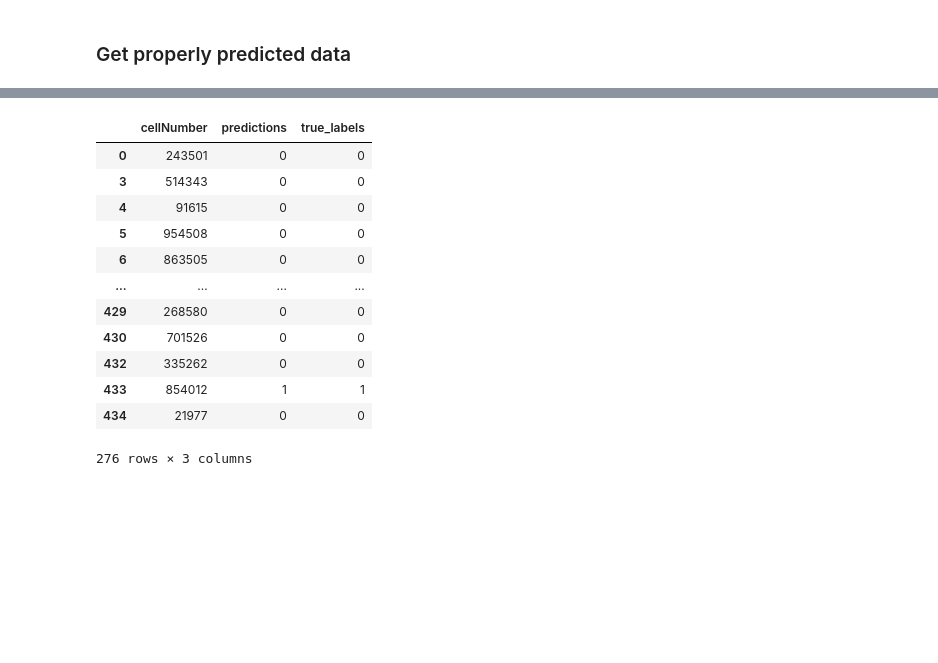
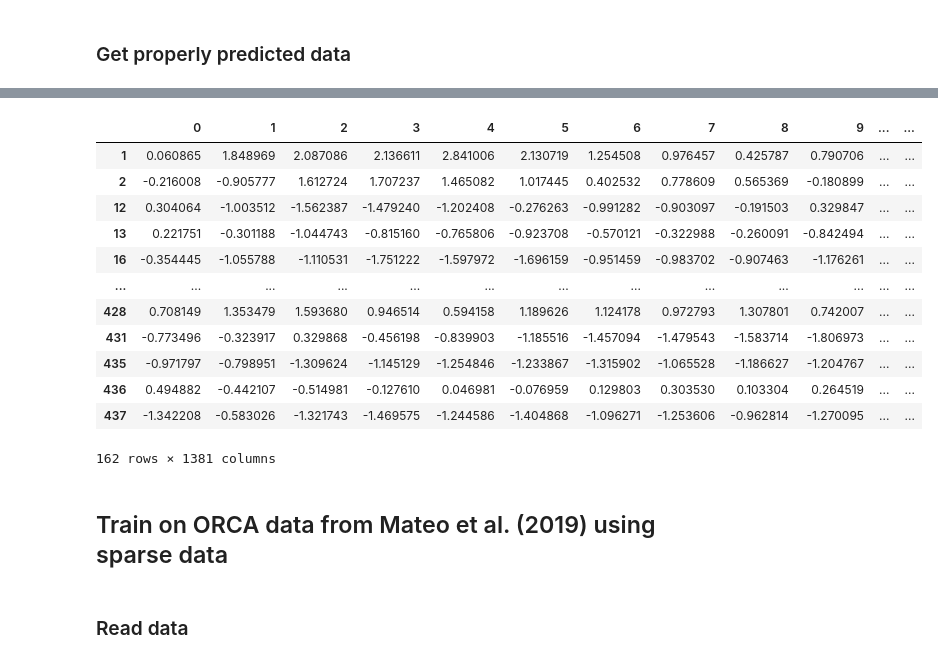
Before and after one commit to manuelfmerino/expression_prediction_AI, a Jupyter notebook: train_random_forest_Mateo.ipynb, the cells around one changed output, grey strips where cells are left out. Saved outputs shown, nothing was run; the diff lists cells and outputs as text; code cells hidden in the pictures; blank space fills up the shorter version.

Commit message:
Included saving correctly and incorrectly labeled samples and shuffled datasets

```diff
--- a/train_random_forest_Mateo.ipynb
+++ b/train_random_forest_Mateo.ipynb
@@ -27,6 +27,6 @@ dist_data = pd.read_csv('../data/Mateo_2019/selected_structures_75_5000_filtered
 transc_data = pd.read_csv('../data/Mateo_2019/transcriptional_data_75_5000_filtered.tsv', sep='\t')
 
 # Merge data
-dataset = pd.merge(dist_data, transc_data.iloc[:, :2], how='left', on='cellNumber').iloc[:, 1:]
+dataset = pd.merge(dist_data, transc_data.iloc[:, :2], how='left', on='cellNumber')
 # %% [markdown]
 ### Check data distribution
@@ -155,7 +116,8 @@ grid_search_random_forest_model = GridSearchCV(estimator=random_forest_model,
 # Define model - avoiding hyperparameter tuning (for balanced dataset just used tuned params)
 random_forest_model = RandomForestClassifier(random_state=42, class_weight='balanced',
                                              max_depth = 5, max_features = 'sqrt',
-                                             min_samples_leaf = 1, n_estimators = 300)
+                                             min_samples_leaf = 1, min_samples_split = 2,
+                                             n_estimators = 300)
 # %% [markdown]
 ### Fit model - using entire parameter space
 # %%
@@ -426,7 +403,7 @@ X_test = scaler.transform(X_test[:, :-1])
 # Define model - avoiding hyperparameter tuning (for balanced dataset just used tuned params)
 random_forest_model = RandomForestClassifier(random_state=42, class_weight='balanced',
                                              max_depth = 5, max_features = 'sqrt',
-                                             min_samples_leaf = 1, n_estimators = 300)
+                                             min_samples_leaf = 1, min_samples_split = 2, n_estimators = 300)
 # %% [markdown]
 ### Fit model - using entire parameter space
 # %%
@@ -557,3 +518,7 @@ prediction_data
+# %%
+# Also run on incorrectly labeled samples
+prediction_data_bad = prediction_data.iloc[:,-3:]
+prediction_data_bad = prediction_data_bad[prediction_data_bad['predictions'] != prediction_data['true_labels']]
 # %%
 # Save properly predicted cellNumbers
 prediction_data = prediction_data.iloc[:,-3:]
@@ -564,16 +530,20 @@ prediction_data.to_csv('../results/random_forest_Mateo/good_predictions_75_5000_
 # %%
-prediction_data
+prediction_data_bad
 # %% [output]
-|  | cellNumber | predictions | true_labels |
-| 0 | 243501 | 0 | 0 |
-| 3 | 514343 | 0 | 0 |
-| 4 | 91615 | 0 | 0 |
-| 5 | 954508 | 0 | 0 |
-| 6 | 863505 | 0 | 0 |
-| ... | ... | ... | ... |
-| 429 | 268580 | 0 | 0 |
-| 430 | 701526 | 0 | 0 |
-| 432 | 335262 | 0 | 0 |
-| 433 | 854012 | 1 | 1 |
-| 434 | 21977 | 0 | 0 |
+|  | 0 | 1 | 2 | 3 | 4 | 5 | 6 | 7 | 8 | 9 | ... | ... |
+| 1 | 0.060865 | 1.848969 | 2.087086 | 2.136611 | 2.841006 | 2.130719 | 1.254508 | 0.976457 | 0.425787 | 0.790706 | ... | ... |
+| 2 | -0.216008 | -0.905777 | 1.612724 | 1.707237 | 1.465082 | 1.017445 | 0.402532 | 0.778609 | 0.565369 | -0.180899 | ... | ... |
+| 12 | 0.304064 | -1.003512 | -1.562387 | -1.479240 | -1.202408 | -0.276263 | -0.991282 | -0.903097 | -0.191503 | 0.329847 | ... | ... |
+| 13 | 0.221751 | -0.301188 | -1.044743 | -0.815160 | -0.765806 | -0.923708 | -0.570121 | -0.322988 | -0.260091 | -0.842494 | ... | ... |
+| 16 | -0.354445 | -1.055788 | -1.110531 | -1.751222 | -1.597972 | -1.696159 | -0.951459 | -0.983702 | -0.907463 | -1.176261 | ... | ... |
+| ... | ... | ... | ... | ... | ... | ... | ... | ... | ... | ... | ... | ... |
+| 428 | 0.708149 | 1.353479 | 1.593680 | 0.946514 | 0.594158 | 1.189626 | 1.124178 | 0.972793 | 1.307801 | 0.742007 | ... | ... |
+| 431 | -0.773496 | -0.323917 | 0.329868 | -0.456198 | -0.839903 | -1.185516 | -1.457094 | -1.479543 | -1.583714 | -1.806973 | ... | ... |
+| 435 | -0.971797 | -0.798951 | -1.309624 | -1.145129 | -1.254846 | -1.233867 | -1.315902 | -1.065528 | -1.186627 | -1.204767 | ... | ... |
+| 436 | 0.494882 | -0.442107 | -0.514981 | -0.127610 | 0.046981 | -0.076959 | 0.129803 | 0.303530 | 0.103304 | 0.264519 | ... | ... |
+| 437 | -1.342208 | -0.583026 | -1.321743 | -1.469575 | -1.244586 | -1.404868 | -1.096271 | -1.253606 | -0.962814 | -1.270095 | ... | ... |
-276 rows × 3 columns
+162 rows × 1381 columns
+# %% [markdown]
+## Train on ORCA data from Mateo et al. (2019) using sparse data
+# %% [markdown]
+### Read data
```
Also changed, not shown: parts of 41 cells of this notebook, 3 other files.
